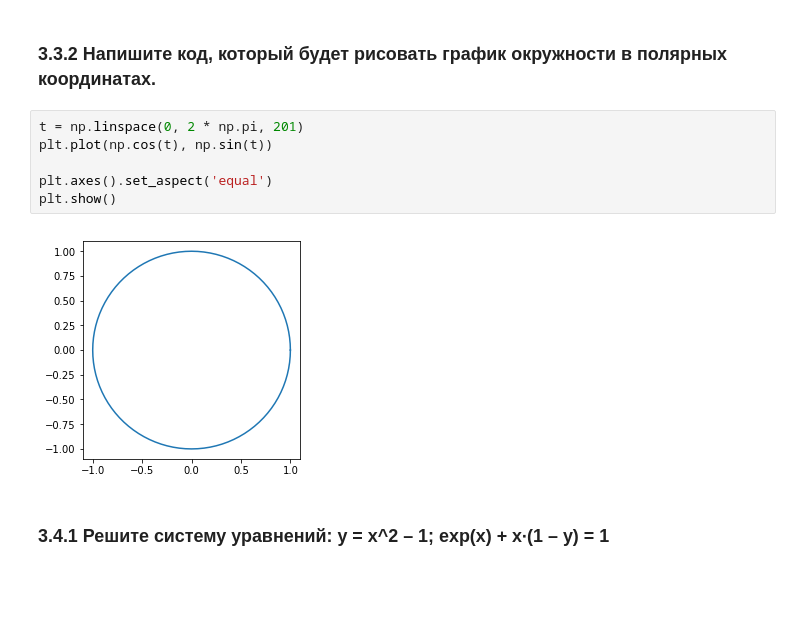
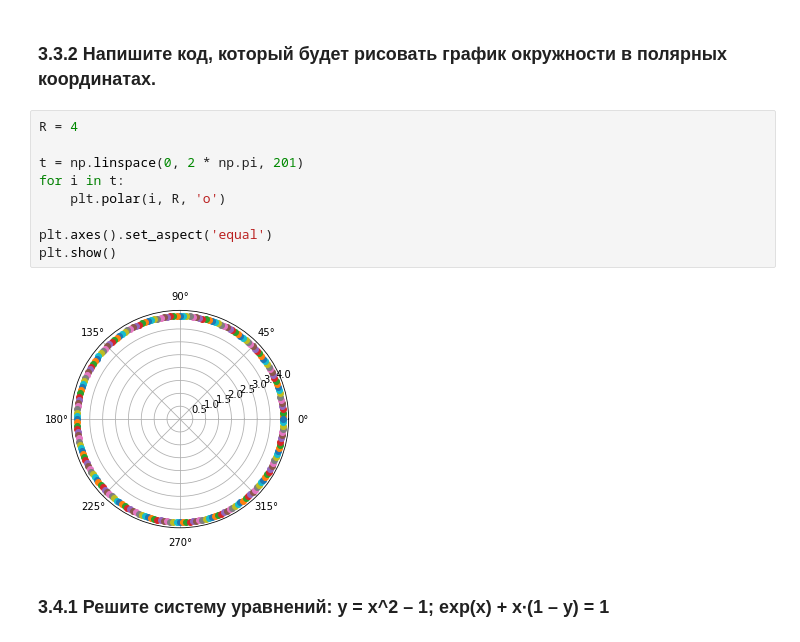
Before and after one commit to haema5/Further_Mathematics, a Jupyter notebook: hw_03-04.ipynb, the cells around one changed output. Saved outputs shown, nothing was run; the diff lists cells and outputs as text; blank space fills up the shorter version.

```diff
--- a/hw_03-04.ipynb
+++ b/hw_03-04.ipynb
@@ -62,13 +62,16 @@ x = 1.4142135623730951, y = 1.4142135623730951
 # %% [markdown]
 ### 3.3.2 Напишите код, который будет рисовать график окружности в полярных координатах.
 # %%
+R = 4
+
 t = np.linspace(0, 2 * np.pi, 201)
-plt.plot(np.cos(t), np.sin(t))
+for i in t:
+    plt.polar(i, R, 'o')
 
 plt.axes().set_aspect('equal')
 plt.show()
 # %% [output]
-[figure, old version]
+[figure, new version]
 # %% [markdown]
 ### 3.4.1 Решите систему уравнений: y = x^2 – 1; exp(x) + x∙(1 – y) = 1
 # %%
```
Also changed, not shown: parts of 7 cells of this notebook.
